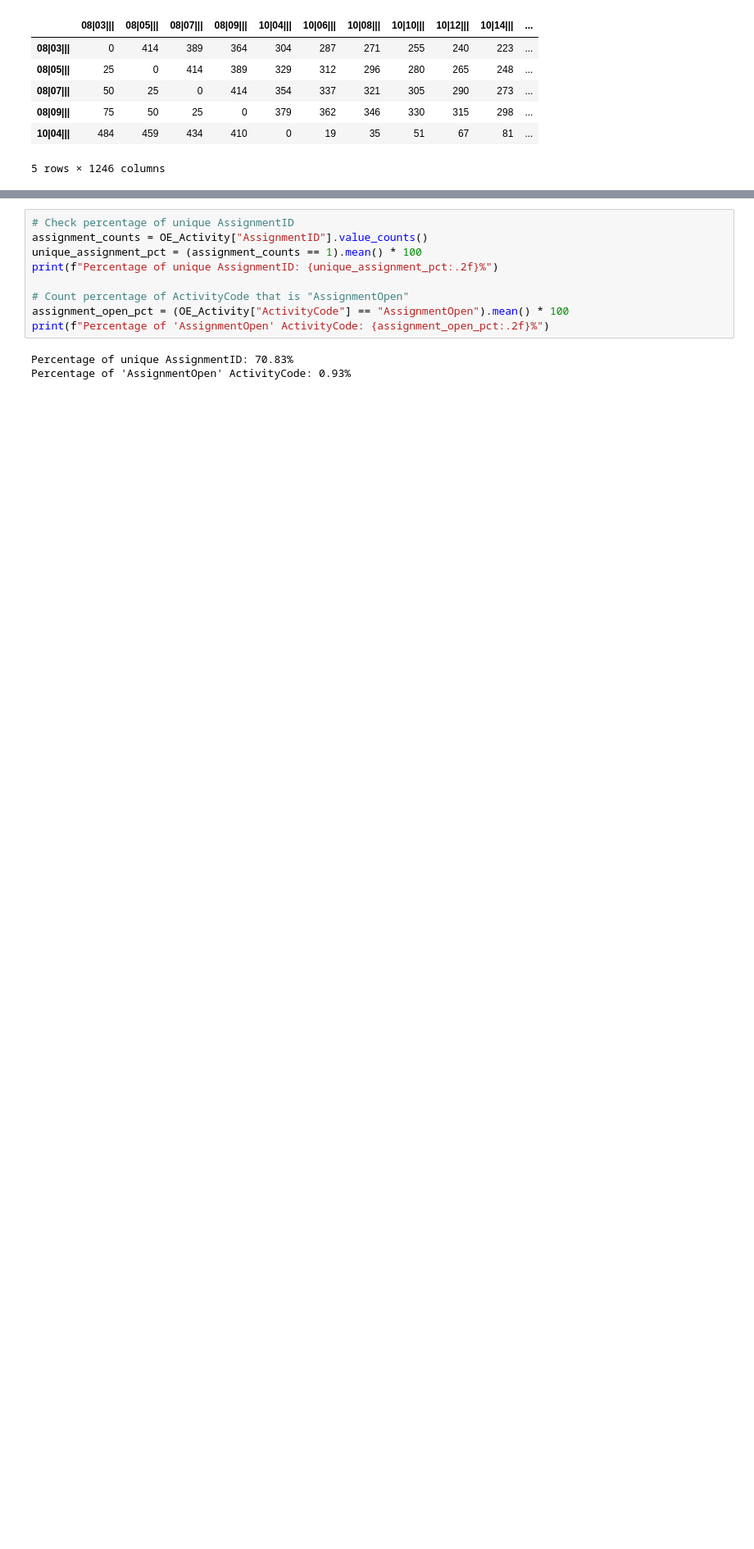
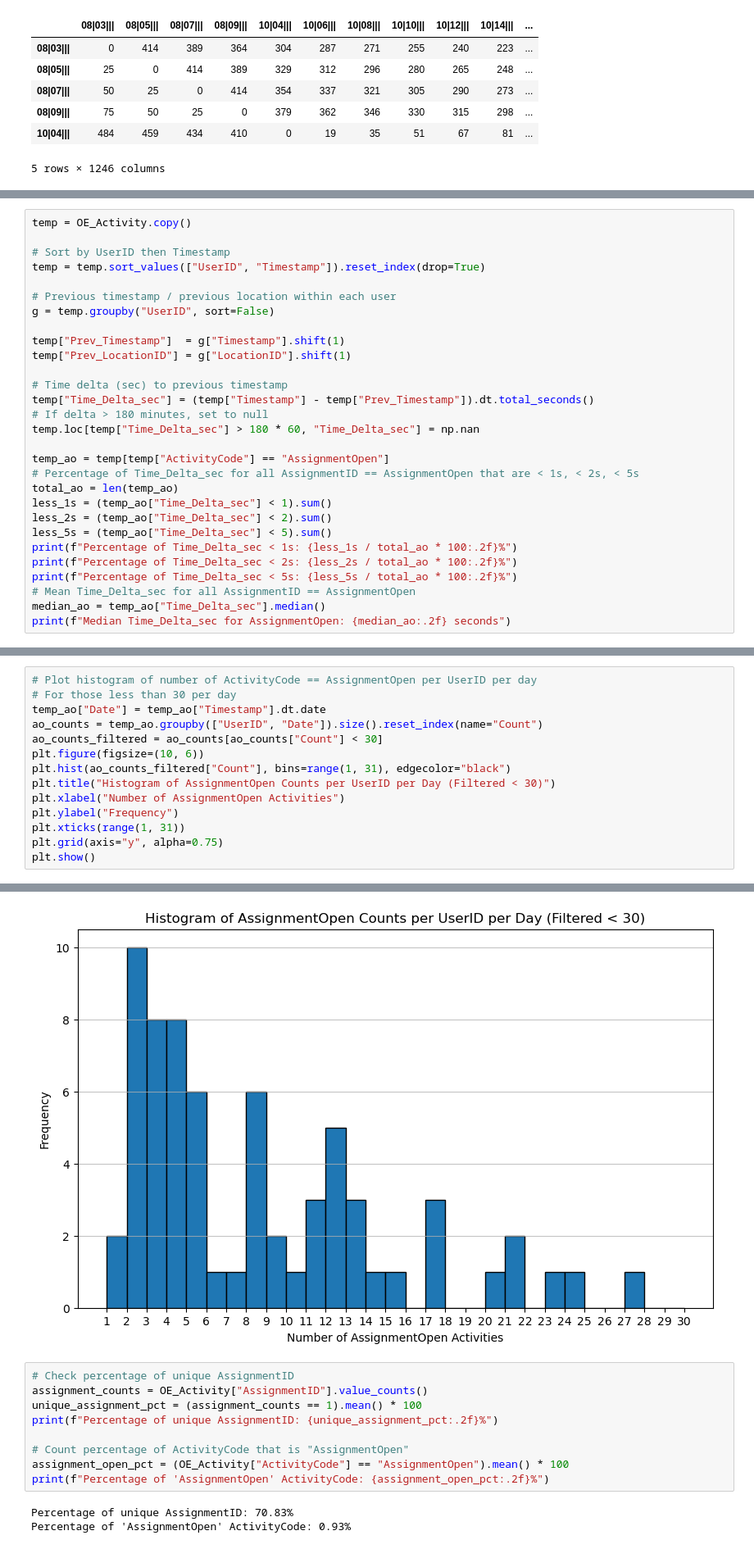
Before and after one commit to JiashenWangg/Lucas_Systems_Capstone_Project, a Jupyter notebook: EDA_Jiashen/eda_OE.ipynb, the cells around one changed output, grey strips where cells are left out. Shown at 82% size. Cells and saved outputs as stored; diff of their text form; blank space fills up the shorter version.

```diff
--- a/EDA_Jiashen/eda_OE.ipynb
+++ b/EDA_Jiashen/eda_OE.ipynb
@@ -117,3 +122,32 @@ OE_Locations["Level"] = pd.to_numeric(OE_Locations["Level"], errors="coerce").as
 OE_Locations["Slot"]  = pd.to_numeric(OE_Locations["Slot"], errors="coerce").astype("Int64")
 
 OE_Products = dfs["OE_Products"][["ProductID", "ProductCode", "UnitOfMeasure", "Weight", "Cube"]]
+# %%
+temp = OE_Activity.copy()
+
+# Sort by UserID then Timestamp
+temp = temp.sort_values(["UserID", "Timestamp"]).reset_index(drop=True)
+
+# Previous timestamp / previous location within each user
+g = temp.groupby("UserID", sort=False)
+
+temp["Prev_Timestamp"]  = g["Timestamp"].shift(1)
+temp["Prev_LocationID"] = g["LocationID"].shift(1)
+
+# Time delta (sec) to previous timestamp
+temp["Time_Delta_sec"] = (temp["Timestamp"] - temp["Prev_Timestamp"]).dt.total_seconds()
+# If delta > 180 minutes, set to null
+temp.loc[temp["Time_Delta_sec"] > 180 * 60, "Time_Delta_sec"] = np.nan
+
+temp_ao = temp[temp["ActivityCode"] == "AssignmentOpen"]
+# Percentage of Time_Delta_sec for all AssignmentID == AssignmentOpen that are < 1s, < 2s, < 5s
+total_ao = len(temp_ao)
+less_1s = (temp_ao["Time_Delta_sec"] < 1).sum()
+less_2s = (temp_ao["Time_Delta_sec"] < 2).sum()
+less_5s = (temp_ao["Time_Delta_sec"] < 5).sum()
+print(f"Percentage of Time_Delta_sec < 1s: {less_1s / total_ao * 100:.2f}%")
+print(f"Percentage of Time_Delta_sec < 2s: {less_2s / total_ao * 100:.2f}%")
+print(f"Percentage of Time_Delta_sec < 5s: {less_5s / total_ao * 100:.2f}%")
+# Mean Time_Delta_sec for all AssignmentID == AssignmentOpen
+median_ao = temp_ao["Time_Delta_sec"].median()
+print(f"Median Time_Delta_sec for AssignmentOpen: {median_ao:.2f} seconds")
@@ -119,0 +159,15 @@ OE_Products = dfs["OE_Products"][["ProductID", "ProductCode", "UnitOfMeasure", "
+# %%
+# Plot histogram of number of ActivityCode == AssignmentOpen per UserID per day
+# For those less than 30 per day
+temp_ao["Date"] = temp_ao["Timestamp"].dt.date
+ao_counts = temp_ao.groupby(["UserID", "Date"]).size().reset_index(name="Count")
+ao_counts_filtered = ao_counts[ao_counts["Count"] < 30]
+plt.figure(figsize=(10, 6))
+plt.hist(ao_counts_filtered["Count"], bins=range(1, 31), edgecolor="black")
+plt.title("Histogram of AssignmentOpen Counts per UserID per Day (Filtered < 30)")
+plt.xlabel("Number of AssignmentOpen Activities")
+plt.ylabel("Frequency")
+plt.xticks(range(1, 31))
+plt.grid(axis="y", alpha=0.75)
+plt.show()
+# %% [output]
@@ -120,3 +179,4 @@ OE_Products = dfs["OE_Products"][["ProductID", "ProductCode", "UnitOfMeasure", "
+[figure, added]
 # %%
 # Check percentage of unique AssignmentID
 assignment_counts = OE_Activity["AssignmentID"].value_counts()
```
Also changed, not shown: parts of 3 cells of this notebook, 3 other files.
